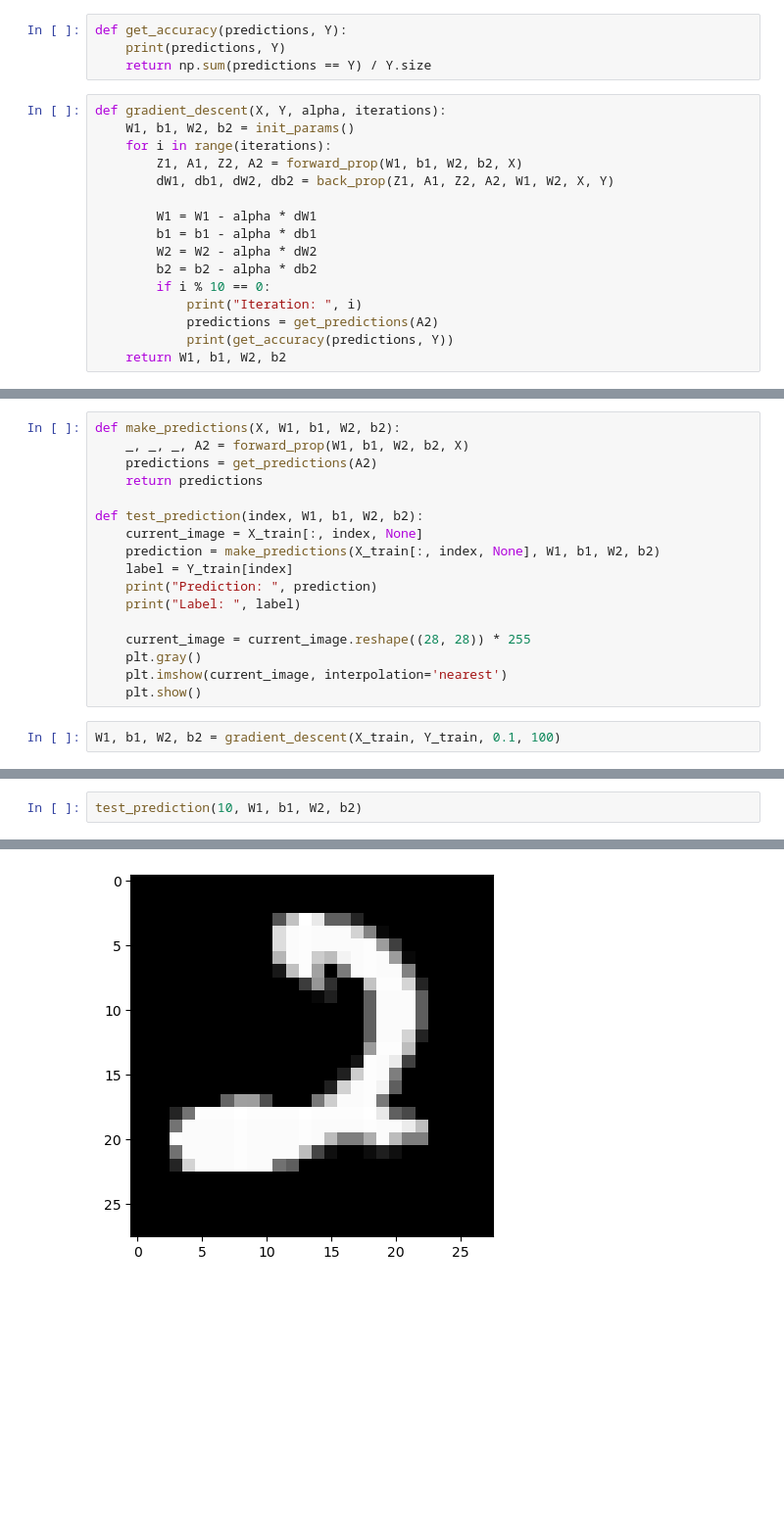
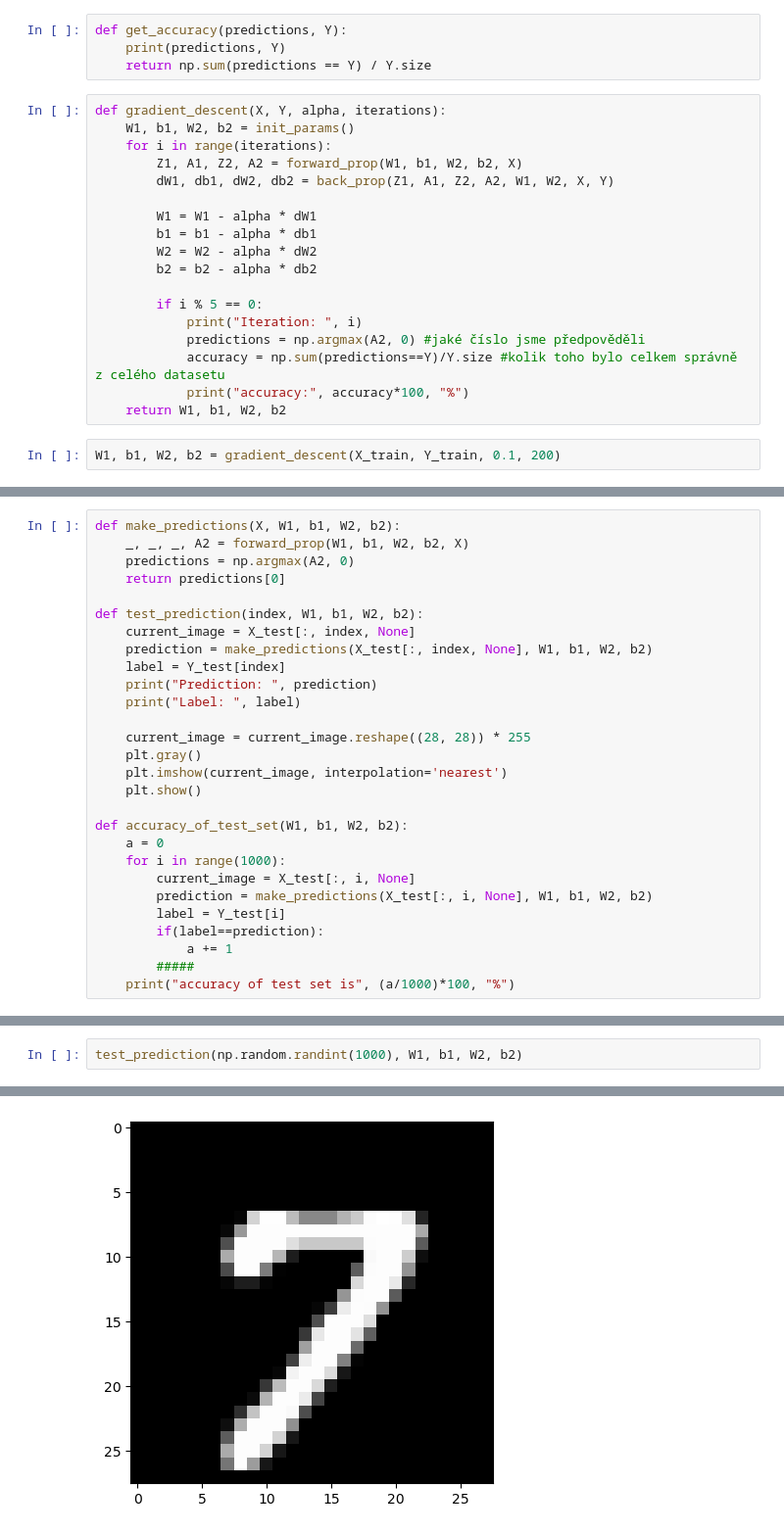
Before and after one commit to martin3698753/nn, a Jupyter notebook: MyNN.ipynb, the cells around one changed output, grey strips where cells are left out. Shown at 98% size. Cells and saved outputs as stored; diff of their text form; blank space fills up the shorter version.

```diff
--- a/MyNN.ipynb
+++ b/MyNN.ipynb
@@ -171,8 +275,12 @@ def gradient_descent(X, Y, alpha, iterations):
         b1 = b1 - alpha * db1
         W2 = W2 - alpha * dW2
         b2 = b2 - alpha * db2
-        if i % 10 == 0:
+
+        if i % 5 == 0:
             print("Iteration: ", i)
-            predictions = get_predictions(A2)
-            print(get_accuracy(predictions, Y))
+            predictions = np.argmax(A2, 0) #jaké číslo jsme předpověděli
+            accuracy = np.sum(predictions==Y)/Y.size #kolik toho bylo celkem správně z celého datasetu
+            print("accuracy:", accuracy*100, "%")
     return W1, b1, W2, b2
+# %%
+W1, b1, W2, b2 = gradient_descent(X_train, Y_train, 0.1, 200)
@@ -179,13 +305,13 @@ def gradient_descent(X, Y, alpha, iterations):
 # %%
 def make_predictions(X, W1, b1, W2, b2):
     _, _, _, A2 = forward_prop(W1, b1, W2, b2, X)
-    predictions = get_predictions(A2)
-    return predictions
+    predictions = np.argmax(A2, 0)
+    return predictions[0]
 
 def test_prediction(index, W1, b1, W2, b2):
-    current_image = X_train[:, index, None]
-    prediction = make_predictions(X_train[:, index, None], W1, b1, W2, b2)
-    label = Y_train[index]
+    current_image = X_test[:, index, None]
+    prediction = make_predictions(X_test[:, index, None], W1, b1, W2, b2)
+    label = Y_test[index]
     print("Prediction: ", prediction)
     print("Label: ", label)
 
@@ -193,5 +319,14 @@ def test_prediction(index, W1, b1, W2, b2):
     plt.gray()
     plt.imshow(current_image, interpolation='nearest')
     plt.show()
+
+def accuracy_of_test_set(W1, b1, W2, b2):
+    a = 0
+    for i in range(1000):
+        current_image = X_test[:, i, None]
+        prediction = make_predictions(X_test[:, i, None], W1, b1, W2, b2)
+        label = Y_test[i]
+        if(label==prediction):
+            a += 1
+        #####
+    print("accuracy of test set is", (a/1000)*100, "%")
-# %%
-W1, b1, W2, b2 = gradient_descent(X_train, Y_train, 0.1, 100)
@@ -206,3 +333,3 @@ KeyboardInterrupt:
 # %%
-test_prediction(10, W1, b1, W2, b2)
+test_prediction(np.random.randint(1000), W1, b1, W2, b2)
 # %% [output]
@@ -211 +338 @@ Label:  2
-[figure, old version]
+[figure, new version]
```
Also changed, not shown: parts of 20 cells of this notebook, 1 other file.
